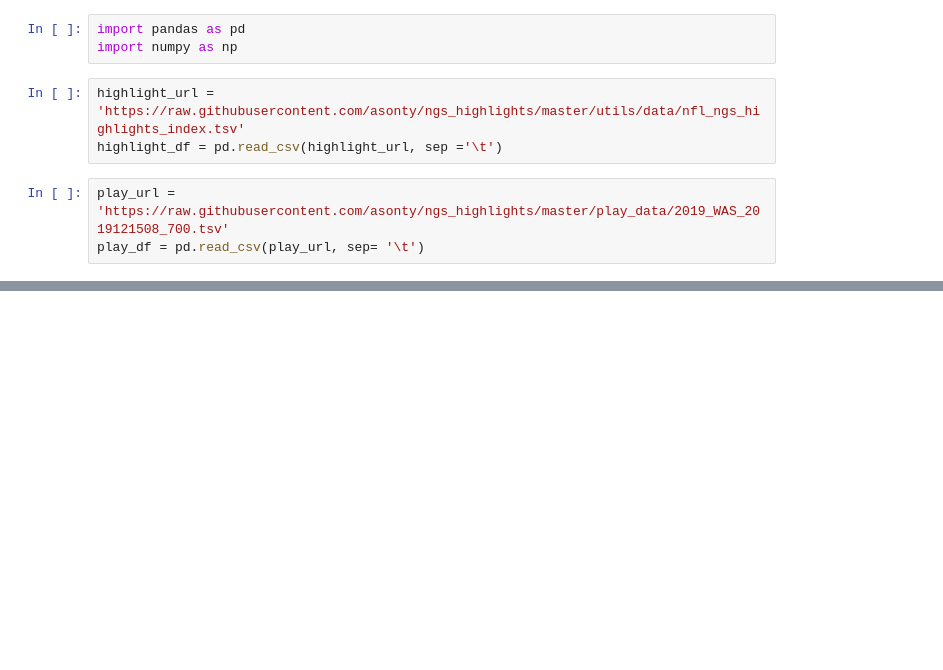
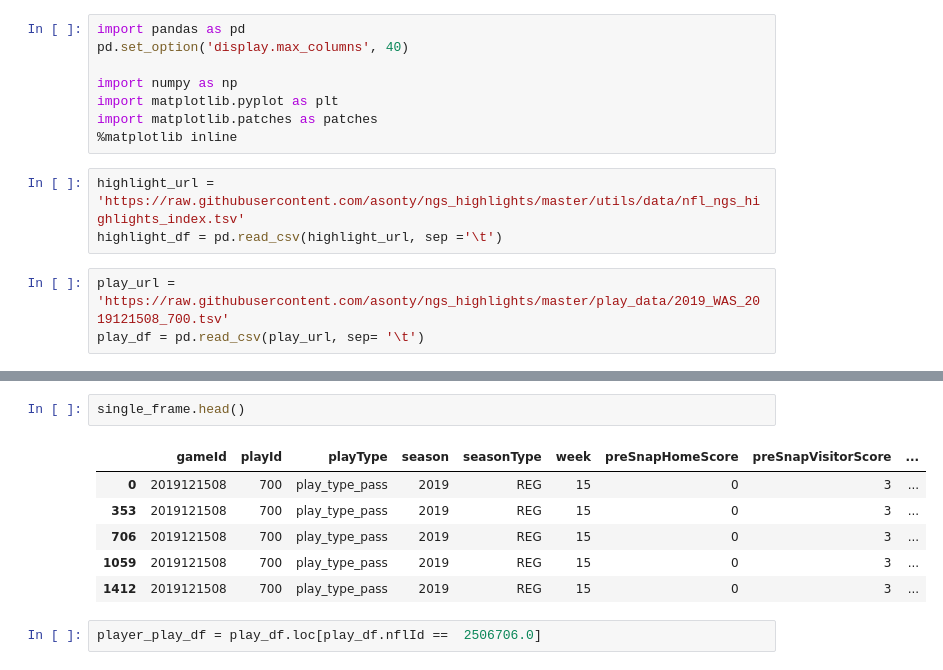
Before and after one commit to mtodisco10/fball_analytics, a Jupyter notebook: MessingAroundWithNFLTrackingData.ipynb, the cells around one changed output, grey strips where cells are left out. Drawn from its saved outputs; the diff is of its cells as text; blank space fills up the shorter version.

```diff
--- a/MessingAroundWithNFLTrackingData.ipynb
+++ b/MessingAroundWithNFLTrackingData.ipynb
@@ -1,6 +1,11 @@
 # %%
 import pandas as pd
+pd.set_option('display.max_columns', 40)
+
 import numpy as np
+import matplotlib.pyplot as plt
+import matplotlib.patches as patches
+%matplotlib inline
 # %%
 highlight_url = 'https://raw.githubusercontent.com/asonty/ngs_highlights/master/utils/data/nfl_ngs_highlights_index.tsv'
 highlight_df = pd.read_csv(highlight_url, sep ='\t')
@@ -25,0 +22,11 @@ play_df
+# %%
+single_frame.head()
+# %% [output]
+|  | gameId | playId | playType | season | seasonType | week | preSnapHomeScore | preSnapVisitorScore | ... |
+| 0 | 2019121508 | 700 | play_type_pass | 2019 | REG | 15 | 0 | 3 | ... |
+| 353 | 2019121508 | 700 | play_type_pass | 2019 | REG | 15 | 0 | 3 | ... |
+| 706 | 2019121508 | 700 | play_type_pass | 2019 | REG | 15 | 0 | 3 | ... |
+| 1059 | 2019121508 | 700 | play_type_pass | 2019 | REG | 15 | 0 | 3 | ... |
+| 1412 | 2019121508 | 700 | play_type_pass | 2019 | REG | 15 | 0 | 3 | ... |
+# %%
+player_play_df = play_df.loc[play_df.nflId ==  2506706.0]
```
Also changed, not shown: parts of 6 cells of this notebook.
